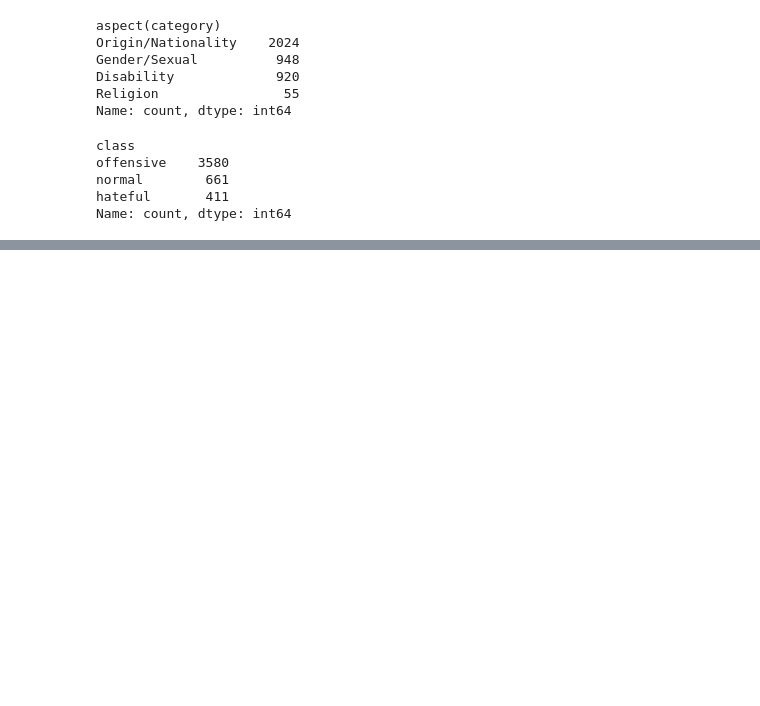
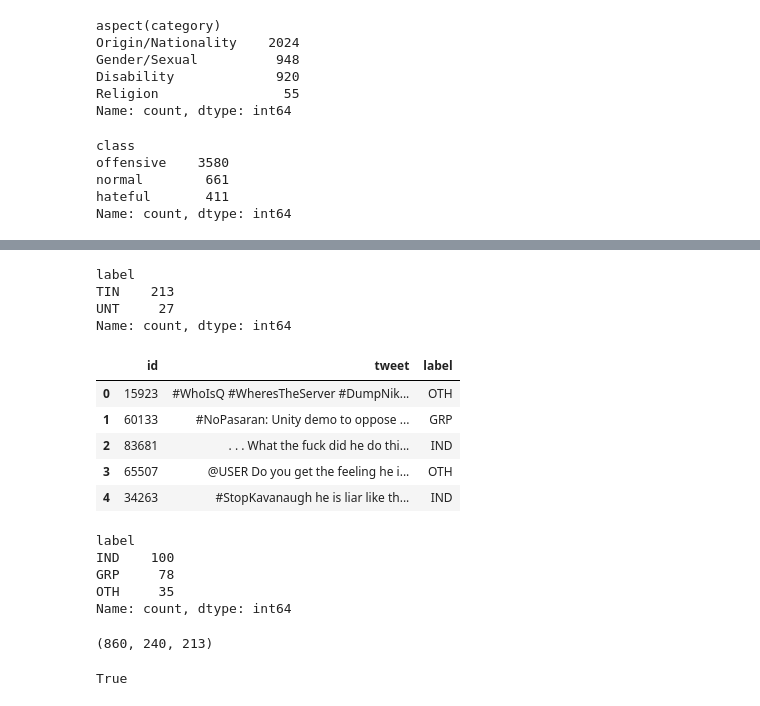
Before and after one commit to AbdulManaf12/Hate-Speech-Detection, a Jupyter notebook: Dataset Statistics/dataset_merging (multi dataset).ipynb, the cells around one changed output, grey strips where cells are left out. Drawn from its saved outputs; the diff is of its cells as text; code cells hidden in the pictures; blank space fills up the shorter version.

```diff
--- a/Dataset Statistics/dataset_merging (multi dataset).ipynb
+++ b/Dataset Statistics/dataset_merging (multi dataset).ipynb
@@ -195,0 +244,38 @@ Name: count, dtype: int64
+# %%
+df4_task_b['label'].value_counts()
+# %% [output]
+label
+TIN    213
+UNT     27
+Name: count, dtype: int64
+# %%
+import pandas as pd
+
+a5 = pd.read_csv(r"G:\My Drive\Hate Speech_Multilingual\datasets\Final Datasets\#4 OLID dataset\testset-levelc.tsv", delimiter='\t')
+a6 = pd.read_csv(r"G:\My Drive\Hate Speech_Multilingual\datasets\Final Datasets\#4 OLID dataset\labels-levelc.csv", header=None)
+a6.columns = ['id', 'label']
+df4_task_c = pd.merge(a5, a6, on='id', how='inner')
+df4_task_c.head()
+# %% [output]
+|  | id | tweet | label |
+| 0 | 15923 | #WhoIsQ #WheresTheServer #DumpNik... | OTH |
+| 1 | 60133 | #NoPasaran: Unity demo to oppose ... | GRP |
+| 2 | 83681 | . . . What the fuck did he do thi... | IND |
+| 3 | 65507 | @USER Do you get the feeling he i... | OTH |
+| 4 | 34263 | #StopKavanaugh he is liar like th... | IND |
+# %%
+df4_task_c['label'].value_counts()
+# %% [output]
+label
+IND    100
+GRP     78
+OTH     35
+Name: count, dtype: int64
+# %%
+len(df4_task_a), len(df4_task_b), len(df4_task_c)
+# %% [output]
+(860, 240, 213)
+# %%
+df4_task_b['tweet'].iloc[0] in df4_task_a['tweet'].values
+# %% [output]
+True
```
Also changed, not shown: parts of 6 cells of this notebook.
